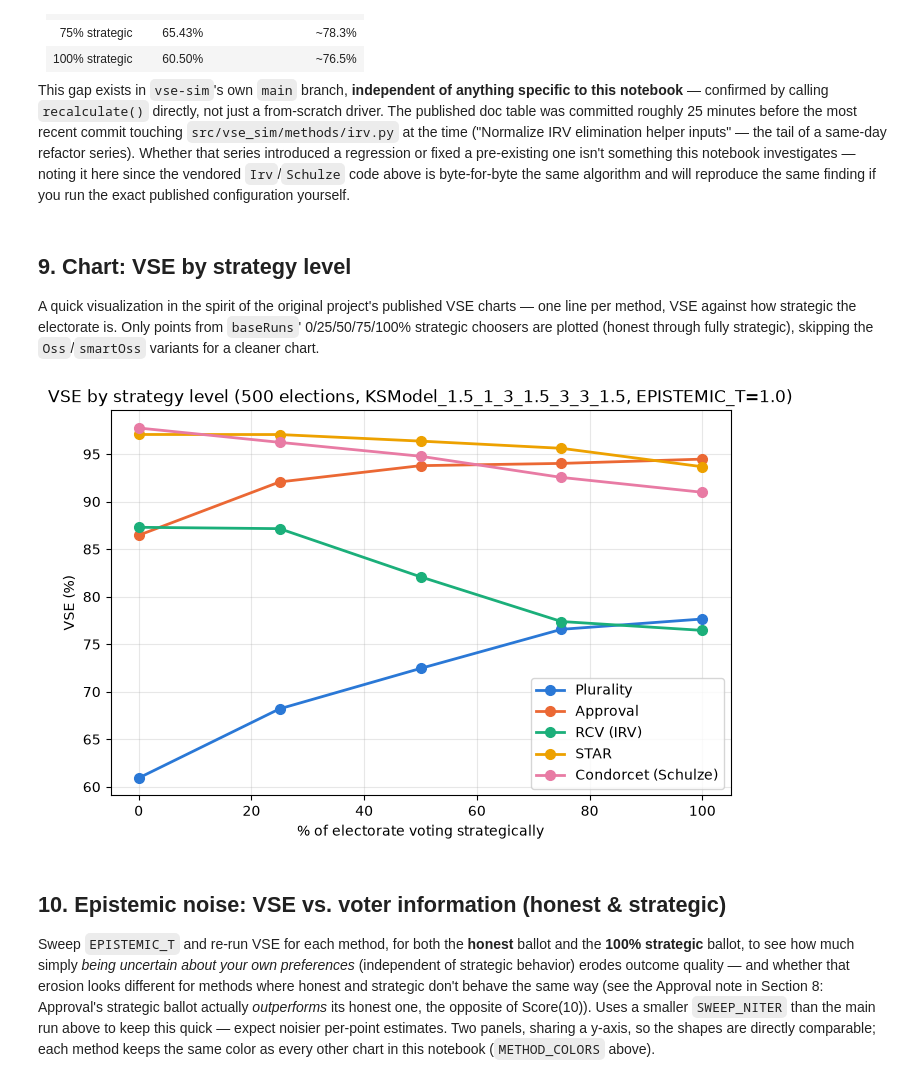
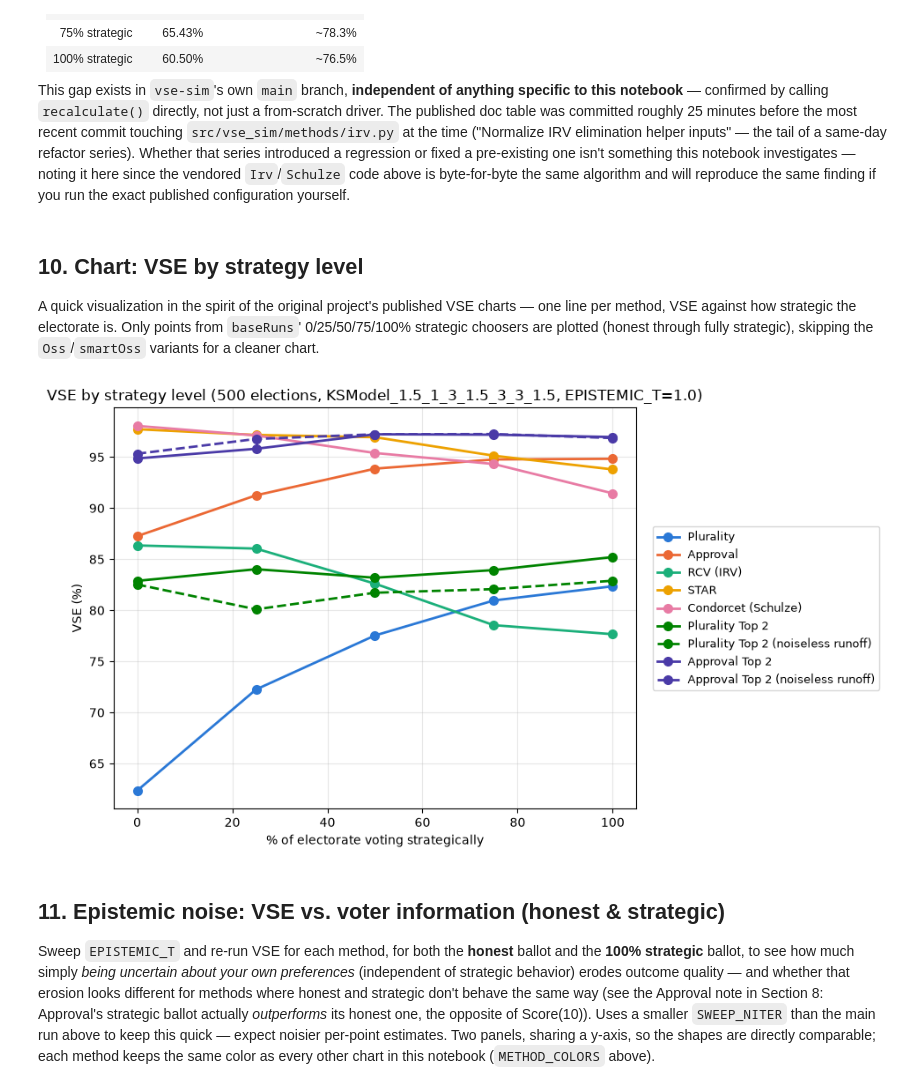
Before and after one commit to eigentaylor/vse-sim, a Jupyter notebook: notebooks/vse_checkpoint1.ipynb, the cells around one changed output. Saved outputs shown, nothing was run; the diff lists cells and outputs as text; code cells hidden in the pictures.

```diff
--- a/notebooks/vse_checkpoint1.ipynb
+++ b/notebooks/vse_checkpoint1.ipynb
@@ -359,8 +362,13 @@ class Method:
         electorate (see make_perceived_electorate below), so ballots are cast
         on perception while VSE is still scored against ground truth.
         """
+        truth_voters = voters if scoring_voters is None else scoring_voters  # <-- checkpoint 2
+        self._scoring_voters = truth_voters  # <-- checkpoint 3: exposed for Top2Base's noiseless-runoff option.
+        # Must be set BEFORE multiResults() runs -- results() (called from deep inside
+        # multiResults, via resultsFor) reads self._scoring_voters for this same election;
+        # setting it after multiResults() returns would leave results() reading the PREVIOUS
+        # election's true electorate (or None, on the very first call).
         multiResults = self.multiResults(voters, chooserFuns, **args)
-        truth_voters = voters if scoring_voters is None else scoring_voters  # <-- checkpoint 2
         utils = truth_voters.socUtils
         best = max(utils)
         rand = mean(utils)
@@ -384,8 +392,10 @@ class Method:
         """As vseOn, but returns one CSV-row-shaped dict per chooser.
         See vseOn above for what `scoring_voters` (checkpoint-2 addition) does.
         """
+        truth_voters = voters if scoring_voters is None else scoring_voters  # <-- checkpoint 2
+        self._scoring_voters = truth_voters  # <-- checkpoint 3: exposed for Top2Base's noiseless-runoff option.
+        # Must be set BEFORE multiResults() runs -- see the identical note in vseOn above.
         multiResults = self.multiResults(voters, chooserFuns, **args)
-        truth_voters = voters if scoring_voters is None else scoring_voters  # <-- checkpoint 2
         utils = truth_voters.socUtils
         best = max(utils)
         rand = mean(utils)
@@ -1427,17 +1591,29 @@ METHODS = [
     ("RCV (IRV)", Irv()),
     ("STAR", Srv(STAR_TOP_RANK)),
     ("Condorcet (Schulze)", Schulze()),
+    ("Plurality Top 2", PluralityTop2(noiseless_runoff=False)),
+    ("Plurality Top 2 (noiseless runoff)", PluralityTop2(noiseless_runoff=True)),
+    ("Approval Top 2", ApprovalTop2(noiseless_runoff=False)),
+    ("Approval Top 2 (noiseless runoff)", ApprovalTop2(noiseless_runoff=True)),
 ]
 
 # Fixed per-method colors (a validated colorblind-safe categorical palette), reused across
-# every chart below so a given method's color never changes between figures.
+# every chart below so a given method's color never changes between figures. The two Top-2
+# families each get their own hue; their noiseless-runoff variant reuses the SAME hue with a
+# dashed linestyle (see METHOD_LINESTYLES) rather than a 9th hue, since it's the same underlying
+# method, just a different assumption about the runoff step.
 METHOD_COLORS = {
     "Plurality": "#2a78d6",
     "Approval": "#eb6834",
     "RCV (IRV)": "#1baf7a",
     "STAR": "#eda100",
     "Condorcet (Schulze)": "#e87ba4",
+    "Plurality Top 2": "#008300",
+    "Plurality Top 2 (noiseless runoff)": "#008300",
+    "Approval Top 2": "#4a3aa7",
+    "Approval Top 2 (noiseless runoff)": "#4a3aa7",
 }
+METHOD_LINESTYLES = {label: ("--" if "noiseless runoff" in label else "-") for label, _ in METHODS}
 
 [label for label, _ in METHODS]
 # %% [output]
@@ -1651,7 +1839,7 @@ one isn't something this notebook investigates — noting it here since the vend
 code above is byte-for-byte the same algorithm and will reproduce the same finding if you run the
 exact published configuration yourself.
 # %% [markdown]
-## 9. Chart: VSE by strategy level
+## 10. Chart: VSE by strategy level
 
 A quick visualization in the spirit of the original project's published VSE charts — one line
 per method, VSE against how strategic the electorate is. Only points from `baseRuns`'
@@ -1660,34 +1848,36 @@ per method, VSE against how strategic the electorate is. Only points from `baseR
 # %%
 STRATEGY_AXIS = {
     "100% honest": 0,
     "25% strategic": 25,
     "50% strategic": 50,
     "75% strategic": 75,
     "100% strategic": 100,
 }
 
-fig, ax = plt.subplots(figsize=(8, 5))
+fig, ax = plt.subplots(figsize=(9.5, 5.5))
 for label, _ in METHODS:
     points = sorted(
         (STRATEGY_AXIS[chooser_label], mean_)
         for chooser_label, mean_, _ in rows_by_method[label]
         if chooser_label in STRATEGY_AXIS
     )
     if not points:
         continue
     xs, ys = zip(*points)
-    ax.plot(xs, [y * 100 for y in ys], marker="o", markersize=7, linewidth=2, color=METHOD_COLORS[label], label=label)
+    ax.plot(xs, [y * 100 for y in ys], marker="o", markersize=7, linewidth=2,
+            color=METHOD_COLORS[label], linestyle=METHOD_LINESTYLES[label], label=label)
 
 ax.set_xlabel("% of electorate voting strategically")
 ax.set_ylabel("VSE (%)")
 ax.set_title(f"VSE by strategy level ({NITER} elections, {MODEL}, EPISTEMIC_T={EPISTEMIC_T})")
-ax.legend()
+ax.legend(fontsize=9, loc="center left", bbox_to_anchor=(1.02, 0.5))
 ax.grid(True, alpha=0.3)
+plt.tight_layout()
 plt.show()
 # %% [output]
-[figure, old version]
+[figure, new version]
 # %% [markdown]
-## 10. Epistemic noise: VSE vs. voter information (honest & strategic)
+## 11. Epistemic noise: VSE vs. voter information (honest & strategic)
 
 Sweep `EPISTEMIC_T` and re-run VSE for each method, for both the **honest** ballot and the **100%
 strategic** ballot, to see how much simply *being uncertain about your own preferences*
```
Also changed, not shown: parts of 17 cells of this notebook.
